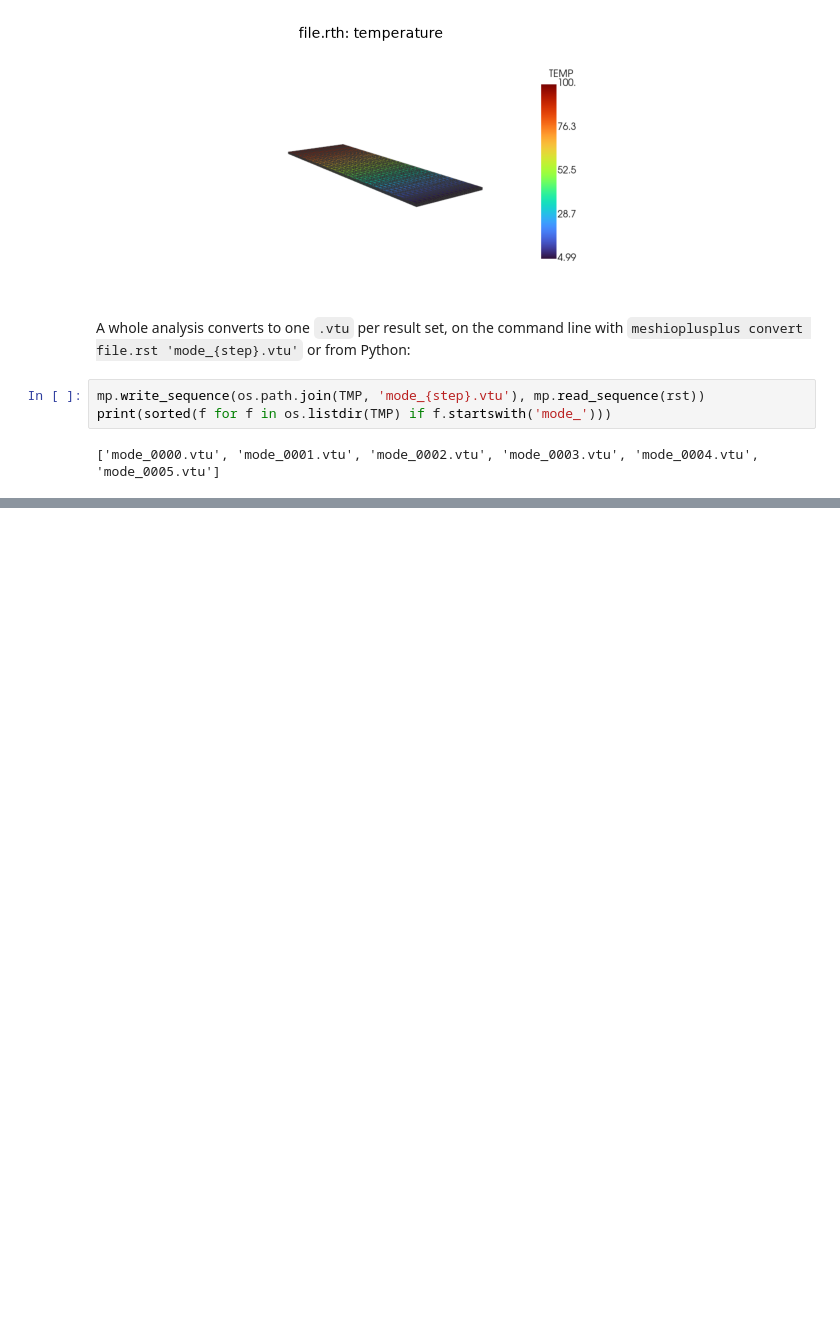
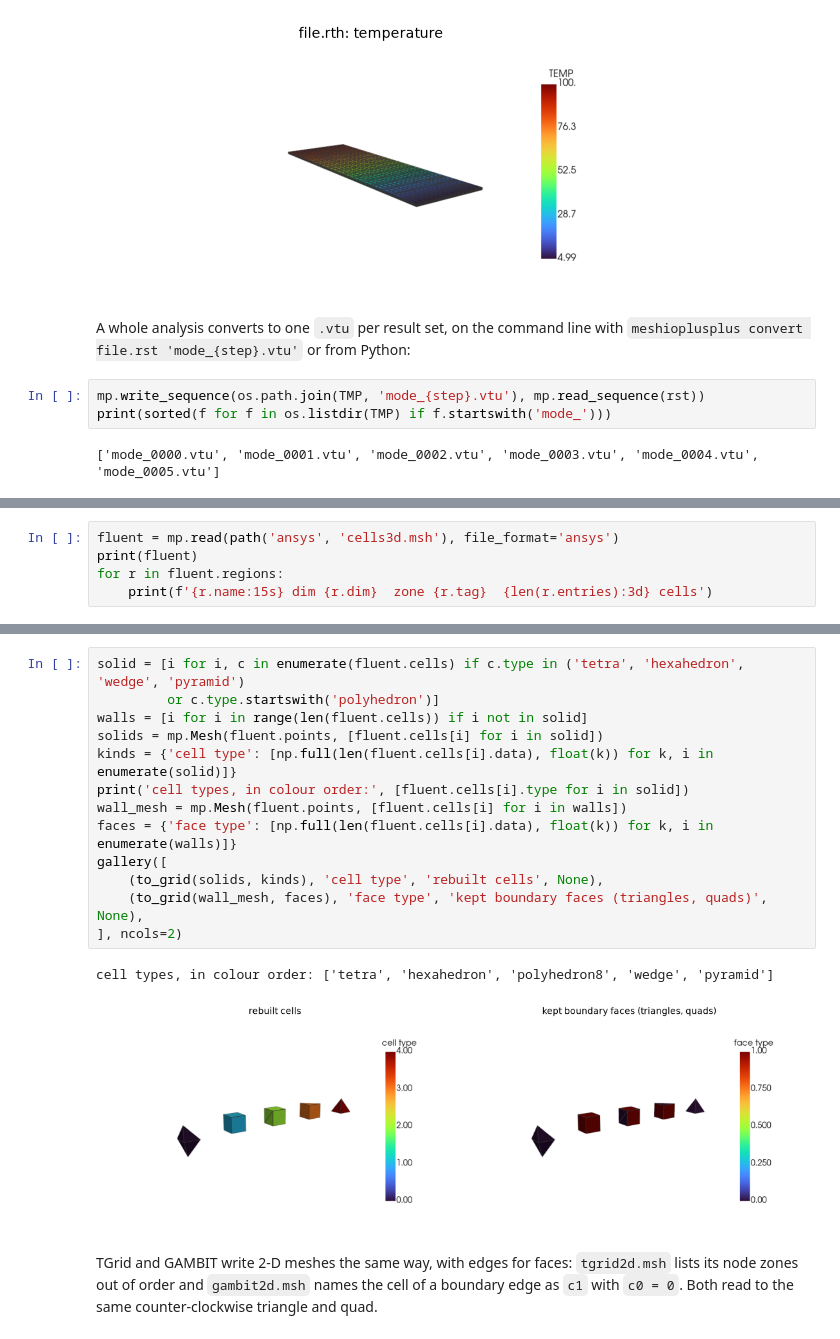
Before and after one commit to loumalouomega/meshioplusplus, a Jupyter notebook: example/python/15_ansys.ipynb, the cells around one changed output, grey strips where cells are left out. Saved outputs shown, nothing was run; the diff lists cells and outputs as text; blank space fills up the shorter version.

```diff
--- a/example/python/15_ansys.ipynb
+++ b/example/python/15_ansys.ipynb
@@ -255,0 +261,5 @@ print(sorted(f for f in os.listdir(TMP) if f.startswith('mode_')))
+# %%
+fluent = mp.read(path('ansys', 'cells3d.msh'), file_format='ansys')
+print(fluent)
+for r in fluent.regions:
+    print(f'{r.name:15s} dim {r.dim}  zone {r.tag}  {len(r.entries):3d} cells')
@@ -255,0 +281,18 @@ print(sorted(f for f in os.listdir(TMP) if f.startswith('mode_')))
+# %%
+solid = [i for i, c in enumerate(fluent.cells) if c.type in ('tetra', 'hexahedron', 'wedge', 'pyramid')
+         or c.type.startswith('polyhedron')]
+walls = [i for i in range(len(fluent.cells)) if i not in solid]
+solids = mp.Mesh(fluent.points, [fluent.cells[i] for i in solid])
+kinds = {'cell type': [np.full(len(fluent.cells[i].data), float(k)) for k, i in enumerate(solid)]}
+print('cell types, in colour order:', [fluent.cells[i].type for i in solid])
+wall_mesh = mp.Mesh(fluent.points, [fluent.cells[i] for i in walls])
+faces = {'face type': [np.full(len(fluent.cells[i].data), float(k)) for k, i in enumerate(walls)]}
+gallery([
+    (to_grid(solids, kinds), 'cell type', 'rebuilt cells', None),
+    (to_grid(wall_mesh, faces), 'face type', 'kept boundary faces (triangles, quads)', None),
+], ncols=2)
+# %% [output]
+cell types, in colour order: ['tetra', 'hexahedron', 'polyhedron8', 'wedge', 'pyramid']
+[figure, added]
+# %% [markdown]
+TGrid and GAMBIT write 2-D meshes the same way, with edges for faces: `tgrid2d.msh` lists its node zones out of order and `gambit2d.msh` names the cell of a boundary edge as `c1` with `c0 = 0`. Both read to the same counter-clockwise triangle and quad.
```
Also changed, not shown: parts of 5 cells of this notebook.
